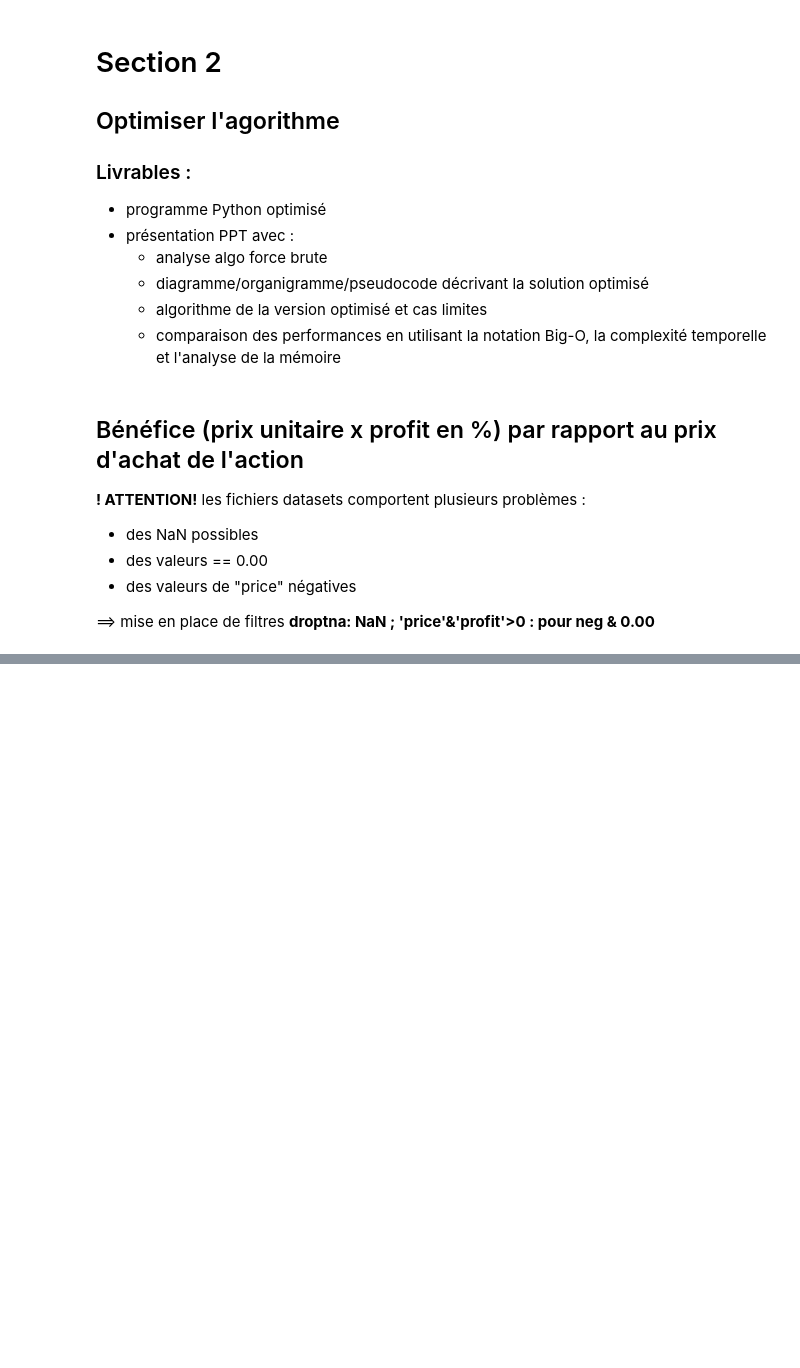
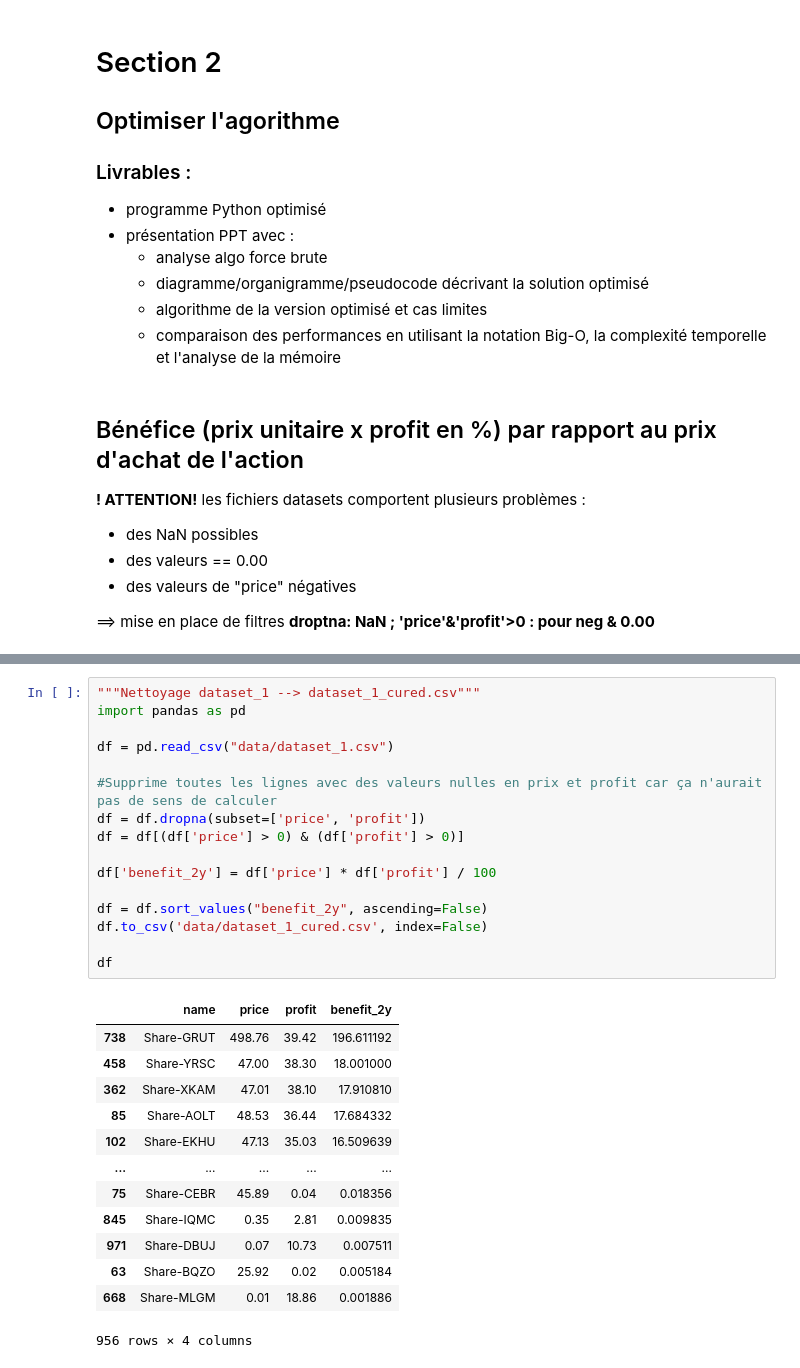
Before and after one commit to MithrandirEa/P7_Algorithmes, a Jupyter notebook: first_search/search_Notebook.ipynb, the cells around one changed output, grey strips where cells are left out. Cells and saved outputs as stored; diff of their text form; blank space fills up the shorter version.

```diff
--- a/first_search/search_Notebook.ipynb
+++ b/first_search/search_Notebook.ipynb
@@ -224,0 +235,30 @@ plt.show()
+# %%
+"""Nettoyage dataset_1 --> dataset_1_cured.csv"""
+import pandas as pd
+
+df = pd.read_csv("data/dataset_1.csv")
+
+#Supprime toutes les lignes avec des valeurs nulles en prix et profit car ça n'aurait pas de sens de calculer
+df = df.dropna(subset=['price', 'profit'])
+df = df[(df['price'] > 0) & (df['profit'] > 0)]
+
+df['benefit_2y'] = df['price'] * df['profit'] / 100
+
+df = df.sort_values("benefit_2y", ascending=False)
+df.to_csv('data/dataset_1_cured.csv', index=False)
+
+df
+# %% [output]
+|  | name | price | profit | benefit_2y |
+| 738 | Share-GRUT | 498.76 | 39.42 | 196.611192 |
+| 458 | Share-YRSC | 47.00 | 38.30 | 18.001000 |
+| 362 | Share-XKAM | 47.01 | 38.10 | 17.910810 |
+| 85 | Share-AOLT | 48.53 | 36.44 | 17.684332 |
+| 102 | Share-EKHU | 47.13 | 35.03 | 16.509639 |
+| ... | ... | ... | ... | ... |
+| 75 | Share-CEBR | 45.89 | 0.04 | 0.018356 |
+| 845 | Share-IQMC | 0.35 | 2.81 | 0.009835 |
+| 971 | Share-DBUJ | 0.07 | 10.73 | 0.007511 |
+| 63 | Share-BQZO | 25.92 | 0.02 | 0.005184 |
+| 668 | Share-MLGM | 0.01 | 18.86 | 0.001886 |
+956 rows × 4 columns
```
Also changed, not shown: parts of 19 cells of this notebook, 8 other files.
